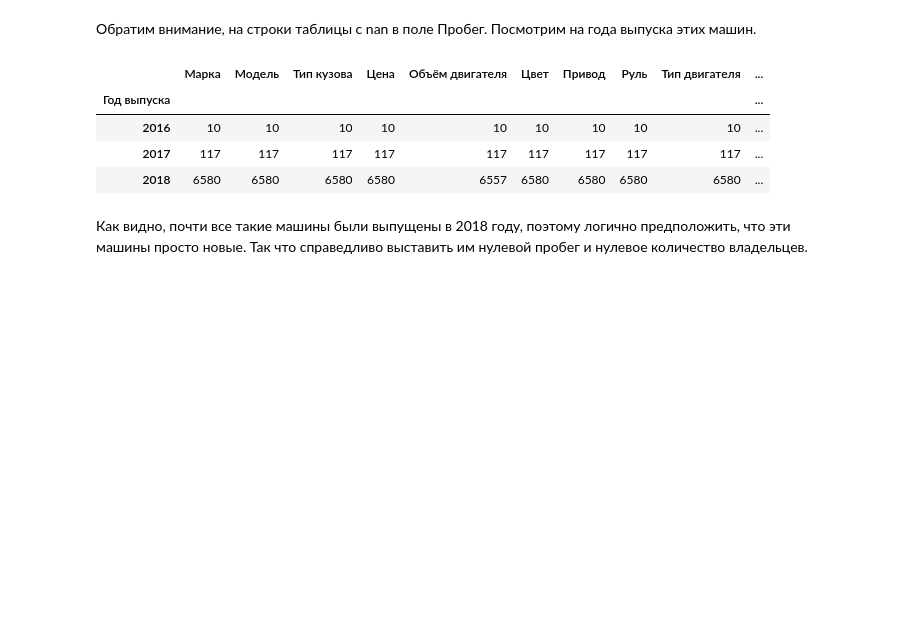
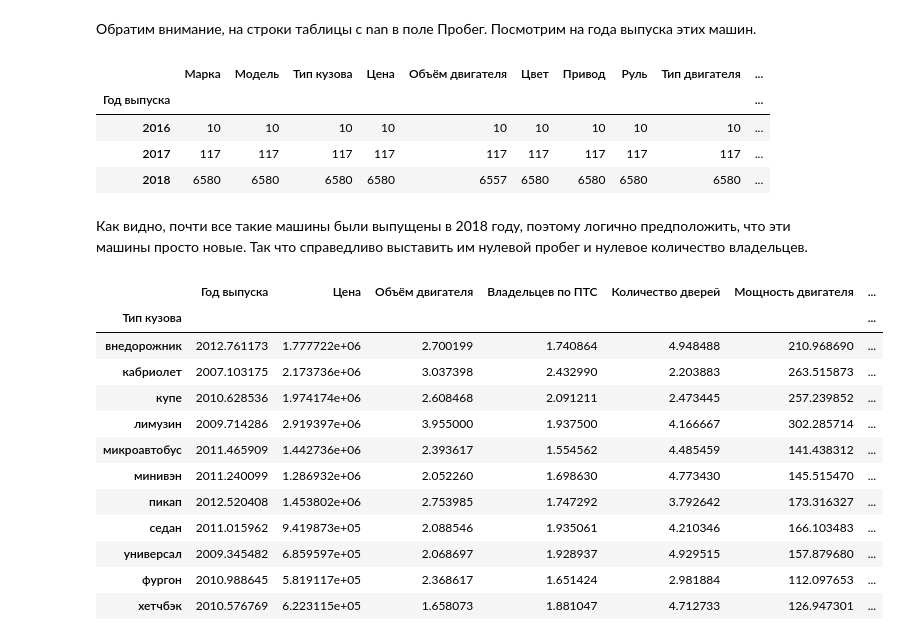
Before and after one commit to krabchuk/technosphere_bigdata_project, a Jupyter notebook: report.ipynb, the cells around one changed output. Saved outputs shown, nothing was run; the diff lists cells and outputs as text; code cells hidden in the pictures; blank space fills up the shorter version.

```diff
--- a/report.ipynb
+++ b/report.ipynb
@@ -208,3 +208,19 @@ data[nans].groupby(['Год выпуска']).count()
 | 2018 | 6580 | 6580 | 6580 | 6580 | 6557 | 6580 | 6580 | 6580 | 6580 | ... |
 # %% [markdown]
 Как видно, почти все такие машины были выпущены в 2018 году, поэтому логично предположить, что эти машины просто новые. Так что справедливо выставить им нулевой пробег и нулевое количество владельцев.
+# %%
+data.groupby('Тип кузова').mean()
+# %% [output]
+|  | Год выпуска | Цена | Объём двигателя | Владельцев по ПТС | Количество дверей | Мощность двигателя | ... |
+| Тип кузова |  |  |  |  |  |  | ... |
+| внедорожник | 2012.761173 | 1.777722e+06 | 2.700199 | 1.740864 | 4.948488 | 210.968690 | ... |
+| кабриолет | 2007.103175 | 2.173736e+06 | 3.037398 | 2.432990 | 2.203883 | 263.515873 | ... |
+| купе | 2010.628536 | 1.974174e+06 | 2.608468 | 2.091211 | 2.473445 | 257.239852 | ... |
+| лимузин | 2009.714286 | 2.919397e+06 | 3.955000 | 1.937500 | 4.166667 | 302.285714 | ... |
+| микроавтобус | 2011.465909 | 1.442736e+06 | 2.393617 | 1.554562 | 4.485459 | 141.438312 | ... |
+| минивэн | 2011.240099 | 1.286932e+06 | 2.052260 | 1.698630 | 4.773430 | 145.515470 | ... |
+| пикап | 2012.520408 | 1.453802e+06 | 2.753985 | 1.747292 | 3.792642 | 173.316327 | ... |
+| седан | 2011.015962 | 9.419873e+05 | 2.088546 | 1.935061 | 4.210346 | 166.103483 | ... |
+| универсал | 2009.345482 | 6.859597e+05 | 2.068697 | 1.928937 | 4.929515 | 157.879680 | ... |
+| фургон | 2010.988645 | 5.819117e+05 | 2.368617 | 1.651424 | 2.981884 | 112.097653 | ... |
+| хетчбэк | 2010.576769 | 6.223115e+05 | 1.658073 | 1.881047 | 4.712733 | 126.947301 | ... |
```
Also changed, not shown: parts of 1 cell of this notebook, 1 other file.
